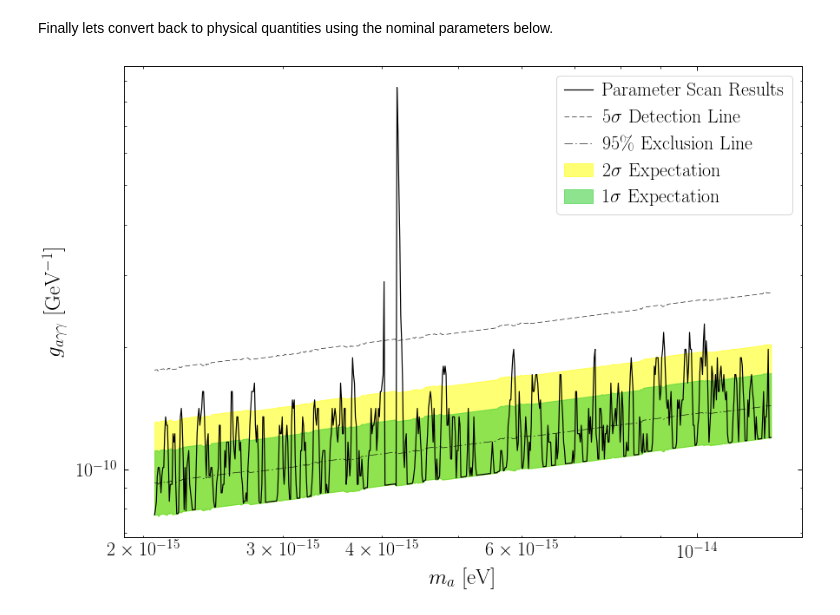
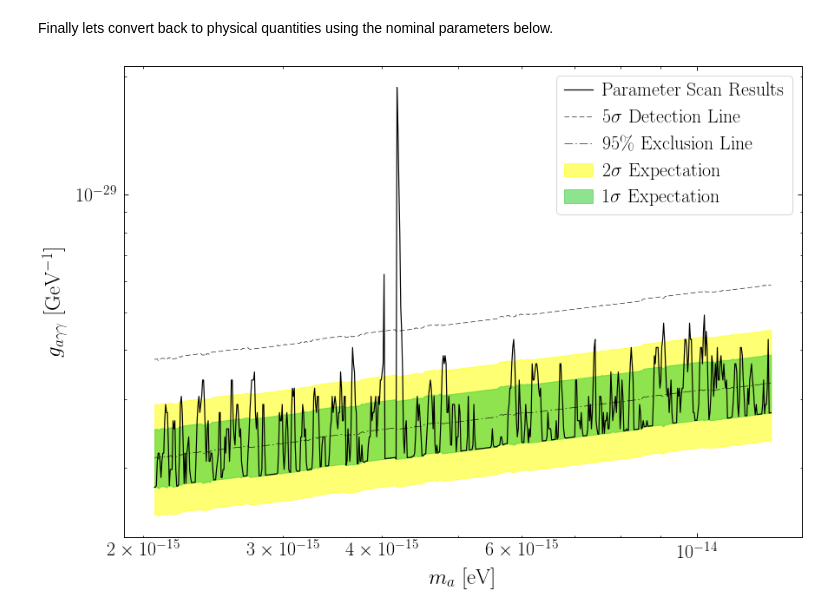
Before and after one commit to bsafdi/AxiScan, a Jupyter notebook: ABRA_Example_Analysis.ipynb, the cells around one changed output. Cells and saved outputs as stored; diff of their text form; code cells hidden in the pictures.

```diff
--- a/ABRA_Example_Analysis.ipynb
+++ b/ABRA_Example_Analysis.ipynb
@@ -254,7 +254,7 @@ plt.show()
 # %% [markdown]
 Finally lets convert back to physical quantities using the nominal parameters below.
 # %%
-# Convert mass to eV
+# Convert mass from frequency (1/T) to Energy [eV], i.e. multiply by hbar
 mass_TestSet = mass_TestSet*(6.581220e-16)
 
 # Setup basic quantities
@@ -262,41 +262,42 @@ V_B = 1.0 # [m^3]
 B_max = 5.0 # [Wb/m^2]
 Rho_dm = .3 # [GeV/cm^3]
 alphaSq = 0.5
 Lind = 1 # [nH]
 Lpind = 7e3 # [nH]
 
 # Convert everything to eV where possible
 metersToInvEv = 1.0 / (1.9732705e-7)
 cmToInvEv = 100 * metersToInvEv
 webersToUnitless = 1.0 / (5.6227478e-17)
 
 V_B_Ev = V_B * metersToInvEv**3
 B_max_Ev = B_max * webersToUnitless / metersToInvEv
-Rho_dm_Ev = Rho_dm * 10**8 / cmToInvEv**3
+Rho_dm_Ev = Rho_dm * 10**9 / cmToInvEv**3
 
-# Now convert quantities to gagammagamma per GeV
-A_limits = 10**9 * np.sqrt(A_limits / (alphaSq * (Lind/Lpind) * B_max_Ev**2 * V_B_Ev**2 * Rho_dm_Ev / 4))
-detection = 10**9 * np.sqrt(detection / (alphaSq * (Lind/Lpind) * B_max_Ev**2 * V_B_Ev**2 * Rho_dm_Ev / 4))
-median = 10**9 * np.sqrt(median / (alphaSq * (Lind/Lpind) * B_max_Ev**2 * V_B_Ev**2 * Rho_dm_Ev / 4))
-Sig1Up = 10**9 * np.sqrt(Sig1Up / (alphaSq * (Lind/Lpind) * B_max_Ev**2 * V_B_Ev**2 * Rho_dm_Ev / 4))
-Sig1Lo = 10**9 * np.sqrt(Sig1Lo / (alphaSq * (Lind/Lpind) * B_max_Ev**2 * V_B_Ev**2 * Rho_dm_Ev / 4))
-Sig2Up = 10**9 * np.sqrt(Sig2Up / (alphaSq * (Lind/Lpind) * B_max_Ev**2 * V_B_Ev**2 * Rho_dm_Ev / 4))
+# Now convert quantities to gagammagamma, and then to per GeV
+G_limits = 10**9 * G_limits / (alphaSq * (Lind/Lpind) * B_max_Ev**2 * V_B_Ev**2 * Rho_dm_Ev / 4)
+detection = 10**9 * detection / (alphaSq * (Lind/Lpind) * B_max_Ev**2 * V_B_Ev**2 * Rho_dm_Ev / 4)
+median = 10**9 * median / (alphaSq * (Lind/Lpind) * B_max_Ev**2 * V_B_Ev**2 * Rho_dm_Ev / 4)
+Sig1Up = 10**9 * Sig1Up / (alphaSq * (Lind/Lpind) * B_max_Ev**2 * V_B_Ev**2 * Rho_dm_Ev / 4)
+Sig1Lo = 10**9 * Sig1Lo / (alphaSq * (Lind/Lpind) * B_max_Ev**2 * V_B_Ev**2 * Rho_dm_Ev / 4)
+Sig2Up = 10**9 * Sig2Up / (alphaSq * (Lind/Lpind) * B_max_Ev**2 * V_B_Ev**2 * Rho_dm_Ev / 4)
+Sig2Lo = 10**9 * Sig2Lo / (alphaSq * (Lind/Lpind) * B_max_Ev**2 * V_B_Ev**2 * Rho_dm_Ev / 4)
 
 # Now plot again
-plt.plot(mass_TestSet[:], A_limits[:], c = 'black', label = r'Parameter Scan Results', lw=1.2)
+plt.plot(mass_TestSet[:], G_limits[:], c = 'black', label = r'Parameter Scan Results', lw=1.2)
 plt.plot(mass_TestSet, detection, c= 'black', ls = 'dashed', label = r'5$\sigma$ Detection Line', lw=0.6)
 plt.plot(mass_TestSet, median, c= 'black', ls = 'dashdot', label = r'95\% Exclusion Line', lw=0.6)
 
-plt.fill_between(mass_TestSet, Sig2Up, Sig1Lo, color = 'yellow', alpha = .55,
+plt.fill_between(mass_TestSet, Sig2Up, Sig2Lo, color = 'yellow', alpha = .55,
                  label = r'2$\sigma$ Expectation')
 plt.fill_between(mass_TestSet, Sig1Up, Sig1Lo, color = 'limegreen', alpha = .55,
                  label = r'1$\sigma$ Expectation')
 
 plt.ylabel(r'$g_{a\gamma\gamma}$ [GeV$^{-1}$]')
 plt.xlabel(r'$m_a$ [eV]')
 plt.xscale('log')
 plt.yscale('log')
 plt.legend()
 plt.show()
 # %% [output]
-[figure, old version]
+[figure, new version]
```
Also changed, not shown: parts of 3 cells of this notebook, 1 other file.
